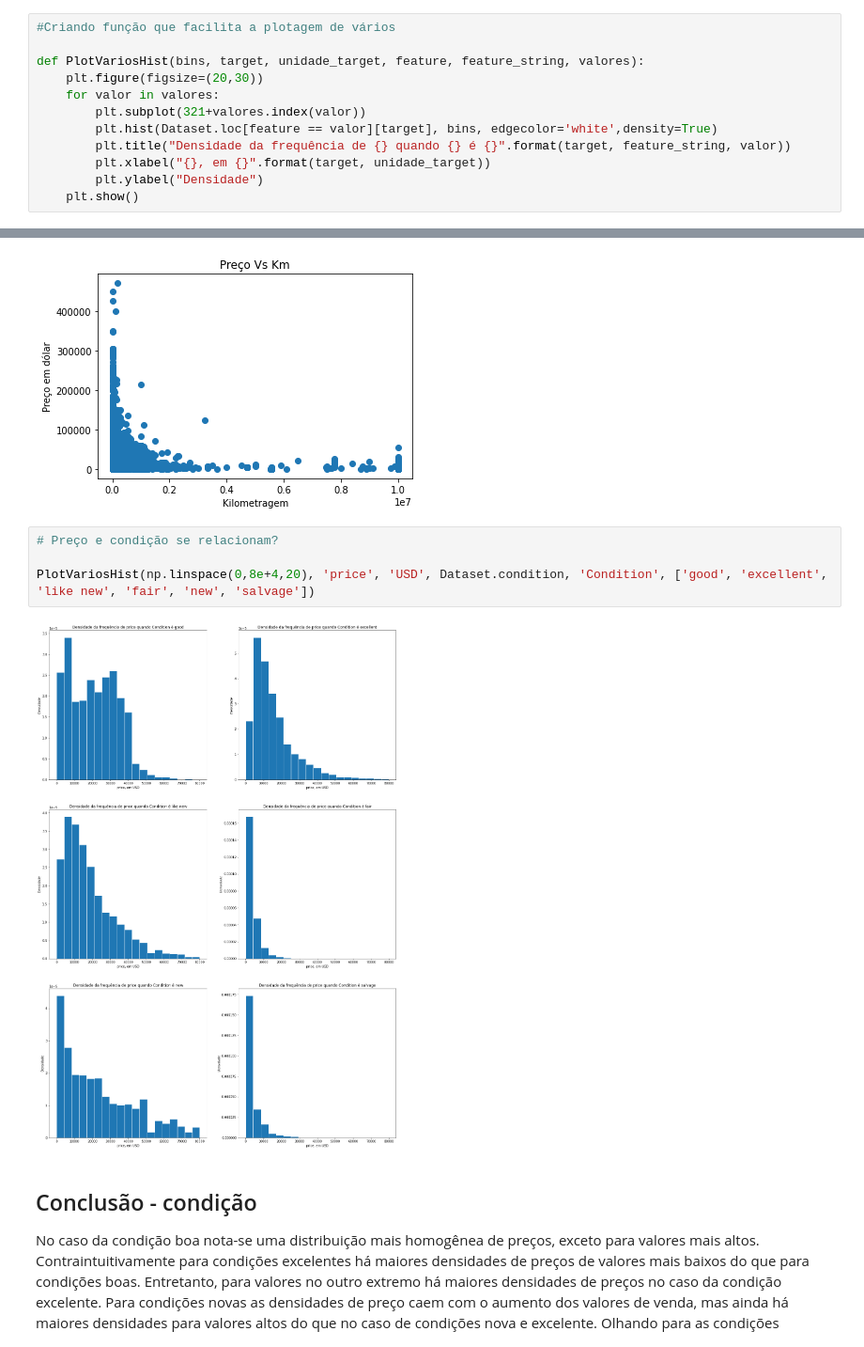
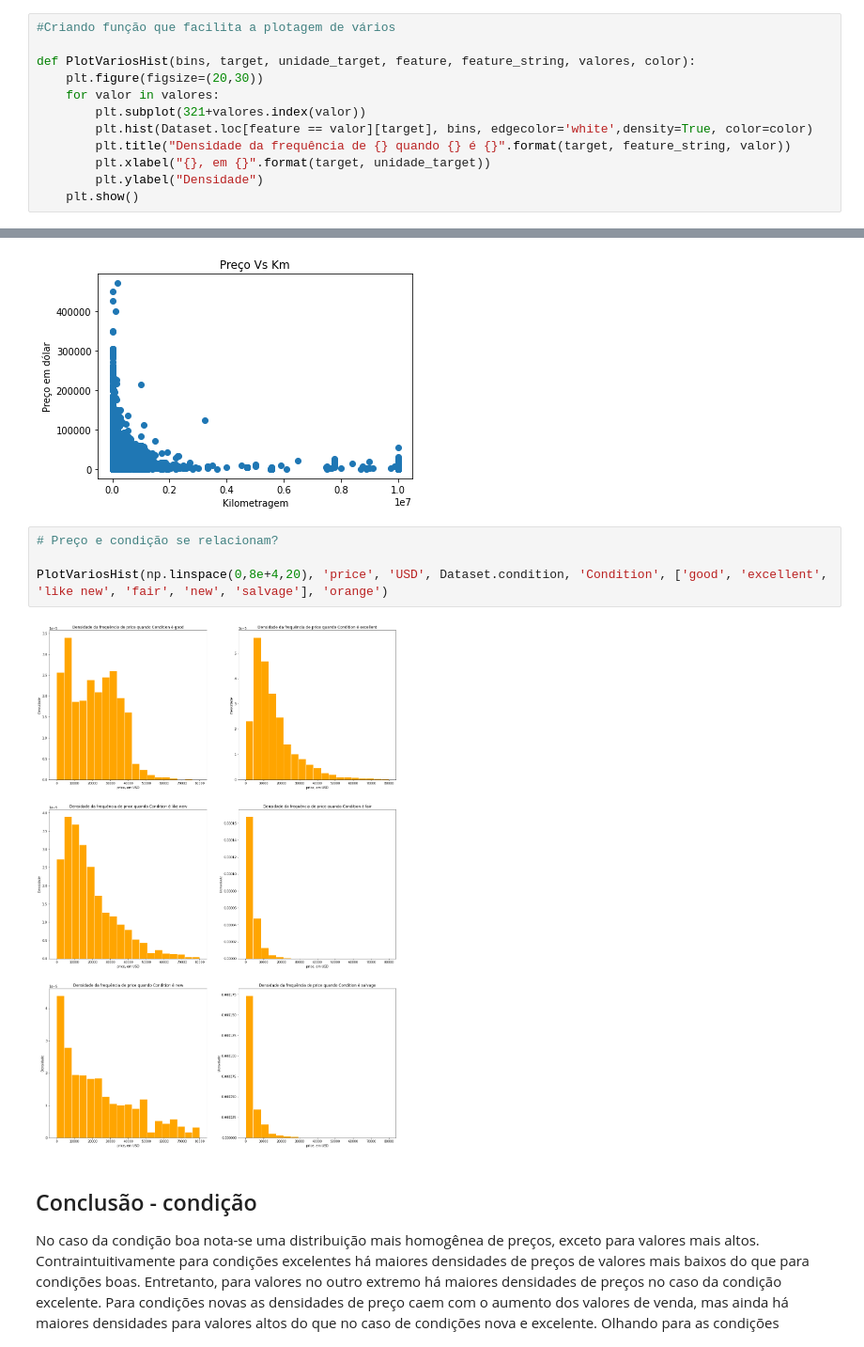
Before and after one commit to MekhyW/Car-Resell-Price-Predictor, a Jupyter notebook: Predictor.ipynb, the cells around one changed output, grey strips where cells are left out. Shown: that part at 94% size. Saved outputs shown, nothing was run; the diff lists cells and outputs as text.

Commit message:
Colors

```diff
--- a/Predictor.ipynb
+++ b/Predictor.ipynb
@@ -70,11 +70,11 @@ Preço é a variável target do modelo. Assim, é de interesse analisar quais s
 # %%
 #Criando função que facilita a plotagem de vários
 
-def PlotVariosHist(bins, target, unidade_target, feature, feature_string, valores):
+def PlotVariosHist(bins, target, unidade_target, feature, feature_string, valores, color):
     plt.figure(figsize=(20,30))
     for valor in valores:
         plt.subplot(321+valores.index(valor))
-        plt.hist(Dataset.loc[feature == valor][target], bins, edgecolor='white',density=True)
+        plt.hist(Dataset.loc[feature == valor][target], bins, edgecolor='white',density=True, color=color)
         plt.title("Densidade da frequência de {} quando {} é {}".format(target, feature_string, valor))
         plt.xlabel("{}, em {}".format(target, unidade_target))
         plt.ylabel("Densidade")
@@ -161,9 +161,9 @@ Correlação entre preço de carros e kilometragem: -0.16684091578146792
 # %%
 # Preço e condição se relacionam?
 
-PlotVariosHist(np.linspace(0,8e+4,20), 'price', 'USD', Dataset.condition, 'Condition', ['good', 'excellent', 'like new', 'fair', 'new', 'salvage'])
+PlotVariosHist(np.linspace(0,8e+4,20), 'price', 'USD', Dataset.condition, 'Condition', ['good', 'excellent', 'like new', 'fair', 'new', 'salvage'], 'orange')
 # %% [output]
-[figure, old version]
+[figure, new version]
 # %% [markdown]
 ## Conclusão -  condição
 
```
Also changed, not shown: parts of 2 cells of this notebook.
